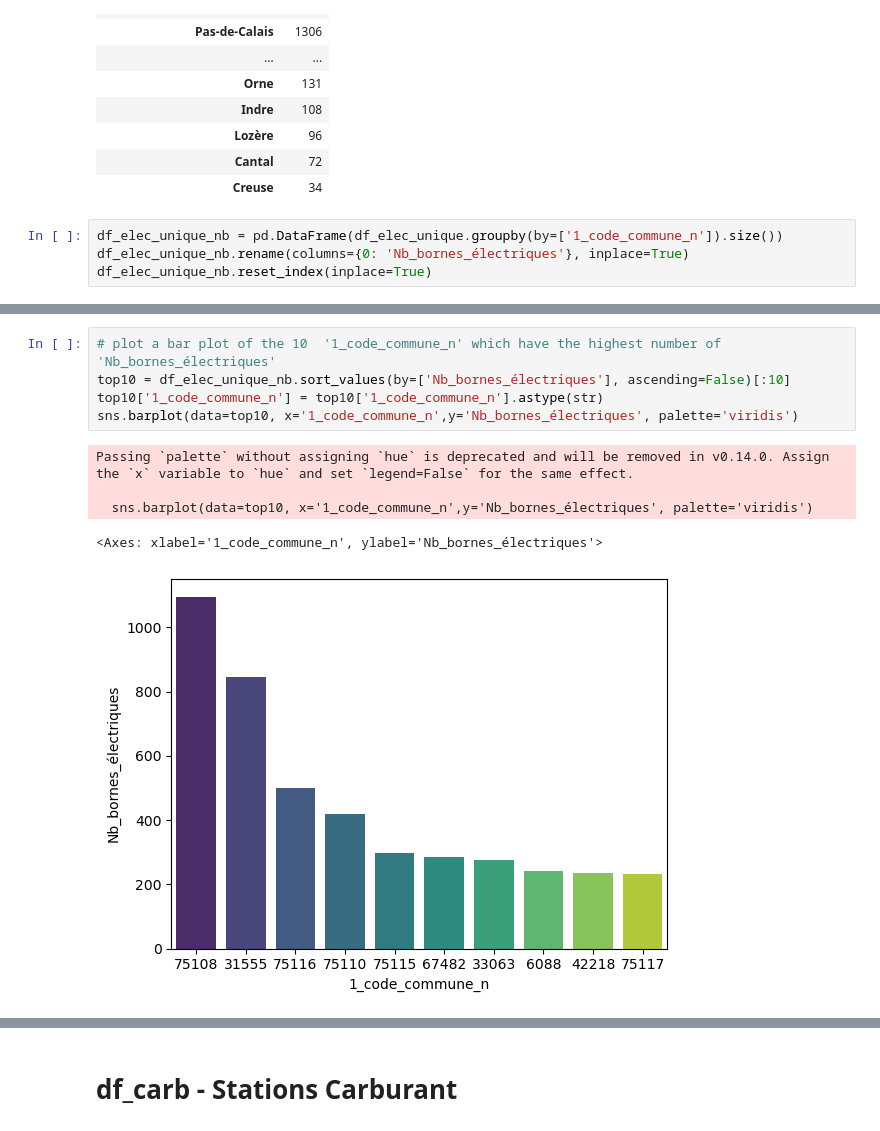
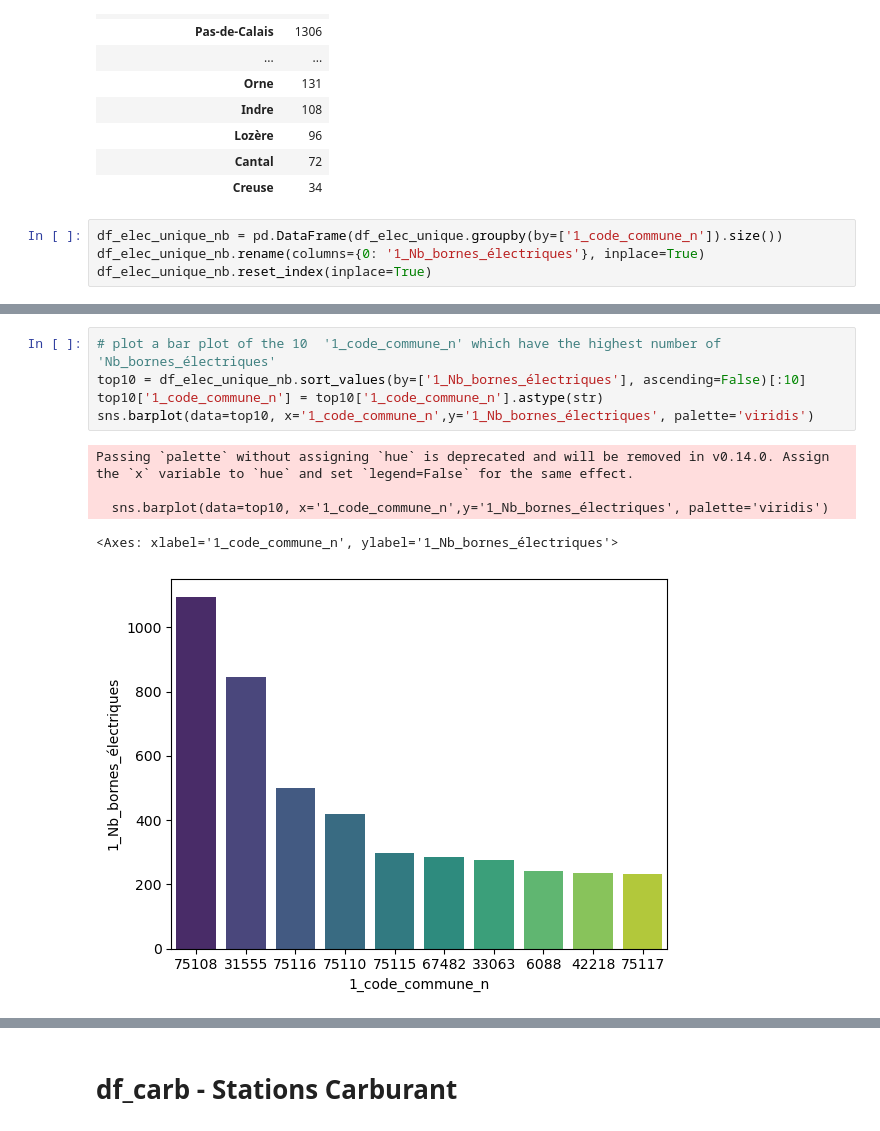
Before and after one commit to FilRougeMobilite/Mobilite, a Jupyter notebook: Merge_BornesCommunes.ipynb, the cells around one changed output, grey strips where cells are left out. Saved outputs shown, nothing was run; the diff lists cells and outputs as text.

```diff
--- a/Merge_BornesCommunes.ipynb
+++ b/Merge_BornesCommunes.ipynb
@@ -312,6 +312,6 @@ pd.DataFrame(df_elec['1_Nom Officiel Département'].value_counts())
 | Creuse | 34 |
 # %%
 df_elec_unique_nb = pd.DataFrame(df_elec_unique.groupby(by=['1_code_commune_n']).size())
-df_elec_unique_nb.rename(columns={0: 'Nb_bornes_électriques'}, inplace=True)
+df_elec_unique_nb.rename(columns={0: '1_Nb_bornes_électriques'}, inplace=True)
 df_elec_unique_nb.reset_index(inplace=True)
 # %%
@@ -347,14 +347,14 @@ sns.histplot(data=df_elec_unique_nb, x='Nb_bornes_électriques', bins=100)
 # %%
 # plot a bar plot of the 10  '1_code_commune_n' which have the highest number of 'Nb_bornes_électriques'
-top10 = df_elec_unique_nb.sort_values(by=['Nb_bornes_électriques'], ascending=False)[:10]
+top10 = df_elec_unique_nb.sort_values(by=['1_Nb_bornes_électriques'], ascending=False)[:10]
 top10['1_code_commune_n'] = top10['1_code_commune_n'].astype(str)
-sns.barplot(data=top10, x='1_code_commune_n',y='Nb_bornes_électriques', palette='viridis')
+sns.barplot(data=top10, x='1_code_commune_n',y='1_Nb_bornes_électriques', palette='viridis')
 # %% [output]
 Passing `palette` without assigning `hue` is deprecated and will be removed in v0.14.0. Assign the `x` variable to `hue` and set `legend=False` for the same effect.
 
-  sns.barplot(data=top10, x='1_code_commune_n',y='Nb_bornes_électriques', palette='viridis')
+  sns.barplot(data=top10, x='1_code_commune_n',y='1_Nb_bornes_électriques', palette='viridis')
-<Axes: xlabel='1_code_commune_n', ylabel='Nb_bornes_électriques'>
+<Axes: xlabel='1_code_commune_n', ylabel='1_Nb_bornes_électriques'>
-[figure, old version]
+[figure, new version]
 # %%
 top10
 # %% [output]
```
Also changed, not shown: parts of 82 cells of this notebook, 9 other files.
